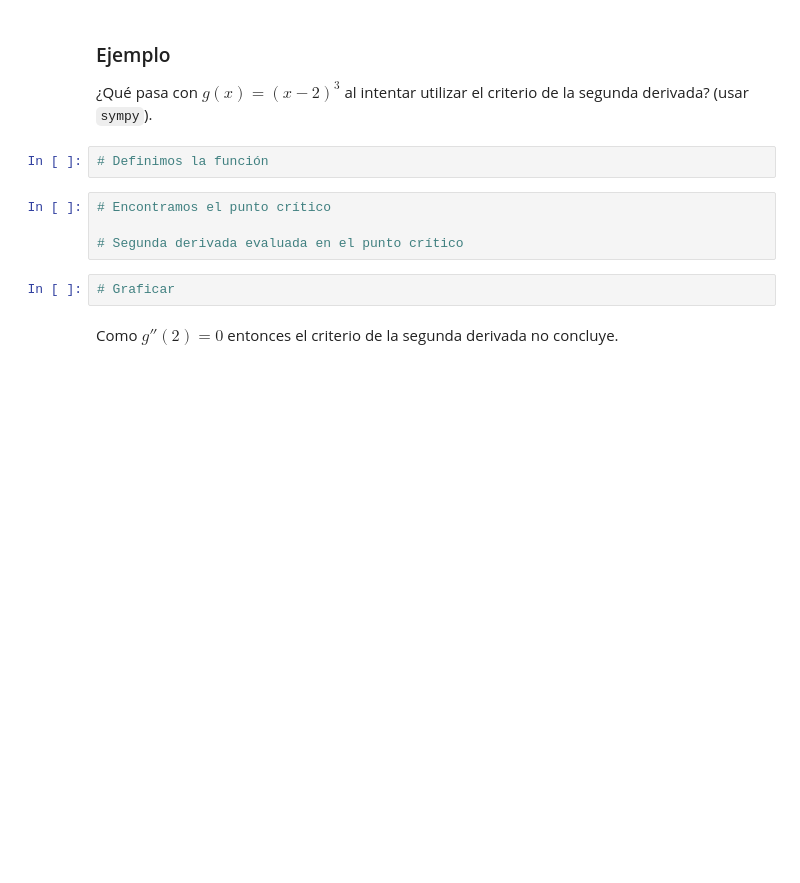
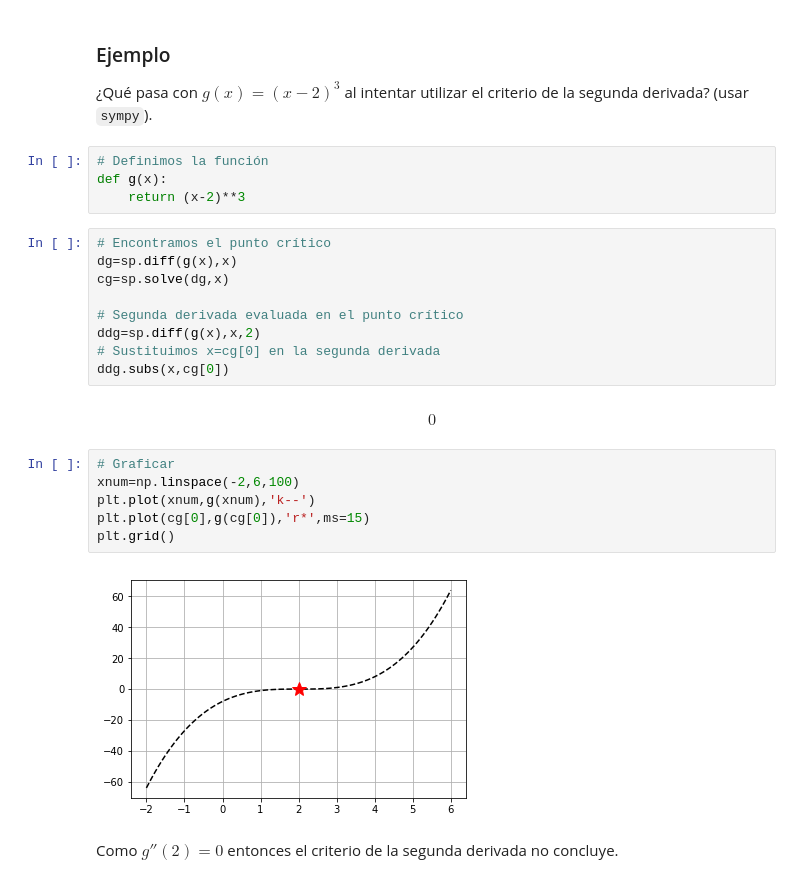
Before and after one commit to jorgegrgr/SimMat2020P, a Jupyter notebook: Optimización/Funciones escalares.ipynb, the cells around one changed output. Cells and saved outputs as stored; diff of their text form; blank space fills up the shorter version.

```diff
--- a/Optimización/Funciones escalares.ipynb
+++ b/Optimización/Funciones escalares.ipynb
@@ -317,12 +337,27 @@ Por tanto, por el criterio de la segunda derivada, $f(2)=0$ es un mínimo relati
 ¿Qué pasa con $g(x)=(x-2)^3$ al intentar utilizar el criterio de la segunda derivada? (usar `sympy`).
 # %%
 # Definimos la función
+def g(x):
+    return (x-2)**3
-# %%
-# Encontramos el punto crítico
-
-# Segunda derivada evaluada en el punto crítico
-# %%
-# Graficar
+# %%
+# Encontramos el punto crítico
+dg=sp.diff(g(x),x)
+cg=sp.solve(dg,x)
+
+# Segunda derivada evaluada en el punto crítico
+ddg=sp.diff(g(x),x,2)
+# Sustituimos x=cg[0] en la segunda derivada
+ddg.subs(x,cg[0])
+# %% [output]
+$$0$$
+# %%
+# Graficar
+xnum=np.linspace(-2,6,100)
+plt.plot(xnum,g(xnum),'k--')
+plt.plot(cg[0],g(cg[0]),'r*',ms=15)
+plt.grid()
+# %% [output]
+[figure, added]
 # %% [markdown]
 Como $g''(2)=0$ entonces el criterio de la segunda derivada no concluye.
 # %% [markdown]
```
Also changed, not shown: parts of 6 cells of this notebook.
